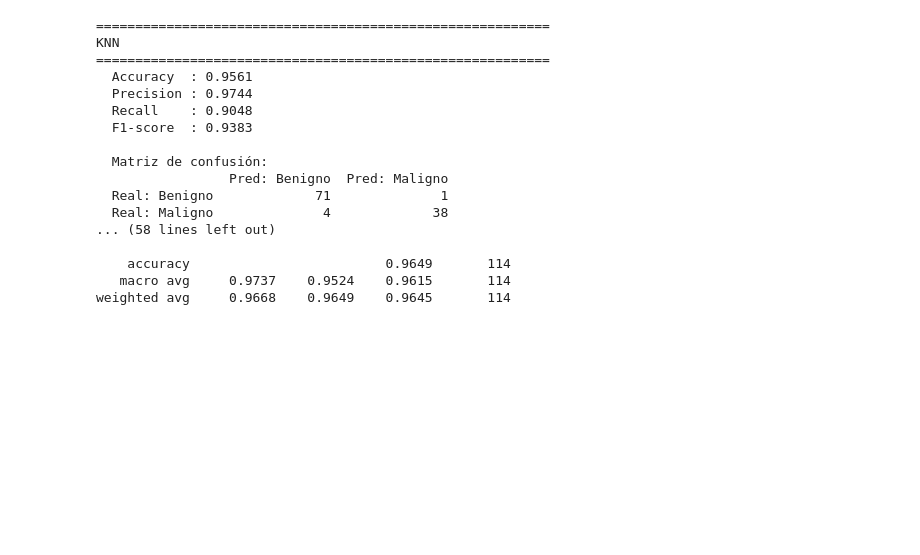
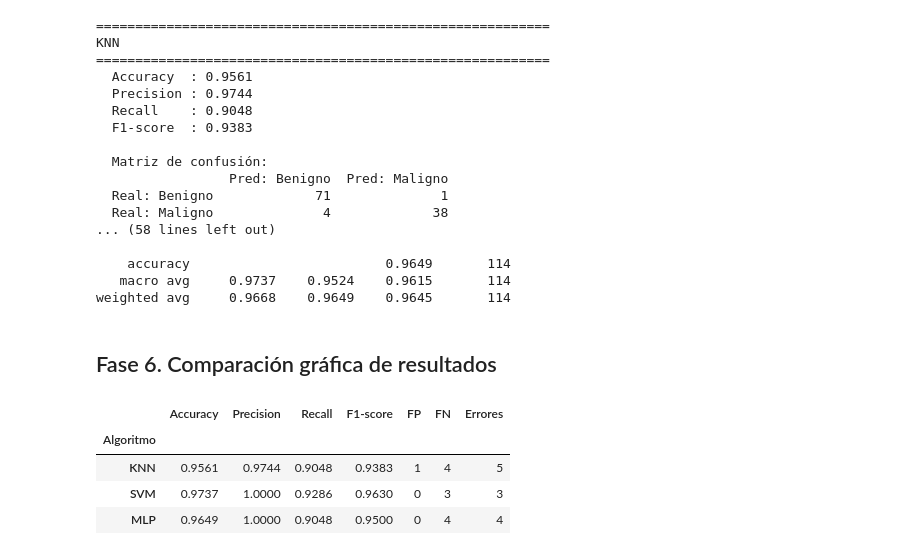
Before and after one commit to AngelaRKE/Algoritmos_Ap_Sup, a Jupyter notebook: notebooks/comparacion_knn_svm_mlp.ipynb, the cells around one changed output. Saved outputs shown, nothing was run; the diff lists cells and outputs as text; code cells hidden in the pictures; blank space fills up the shorter version.

```diff
--- a/notebooks/comparacion_knn_svm_mlp.ipynb
+++ b/notebooks/comparacion_knn_svm_mlp.ipynb
@@ -350,3 +351,14 @@ KNN
     accuracy                         0.9649       114
    macro avg     0.9737    0.9524    0.9615       114
 weighted avg     0.9668    0.9649    0.9645       114
+# %% [markdown]
+## Fase 6. Comparación gráfica de resultados
+# %%
+tabla = results_df[METRICS + ["FP", "FN", "Errores"]].copy()
+display(tabla.round(4))
+# %% [output]
+|  | Accuracy | Precision | Recall | F1-score | FP | FN | Errores |
+| Algoritmo |  |  |  |  |  |  |  |
+| KNN | 0.9561 | 0.9744 | 0.9048 | 0.9383 | 1 | 4 | 5 |
+| SVM | 0.9737 | 1.0000 | 0.9286 | 0.9630 | 0 | 3 | 3 |
+| MLP | 0.9649 | 1.0000 | 0.9048 | 0.9500 | 0 | 4 | 4 |
```
Also changed, not shown: parts of 5 cells of this notebook.
